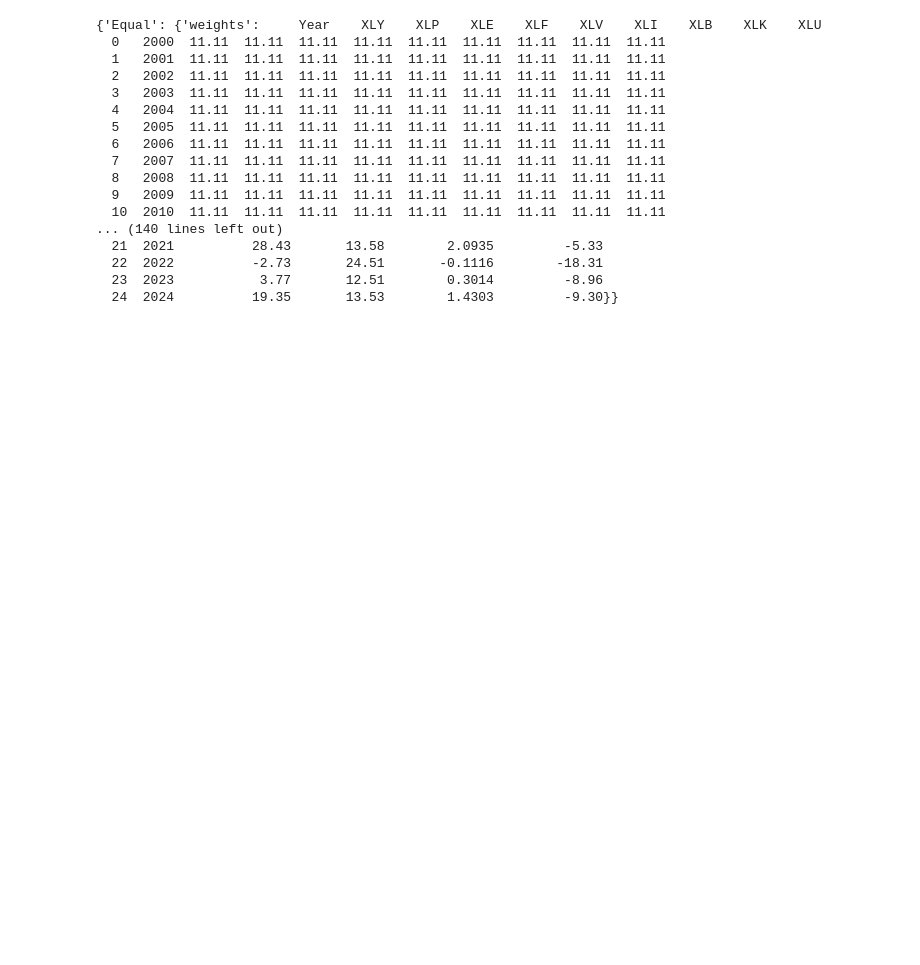
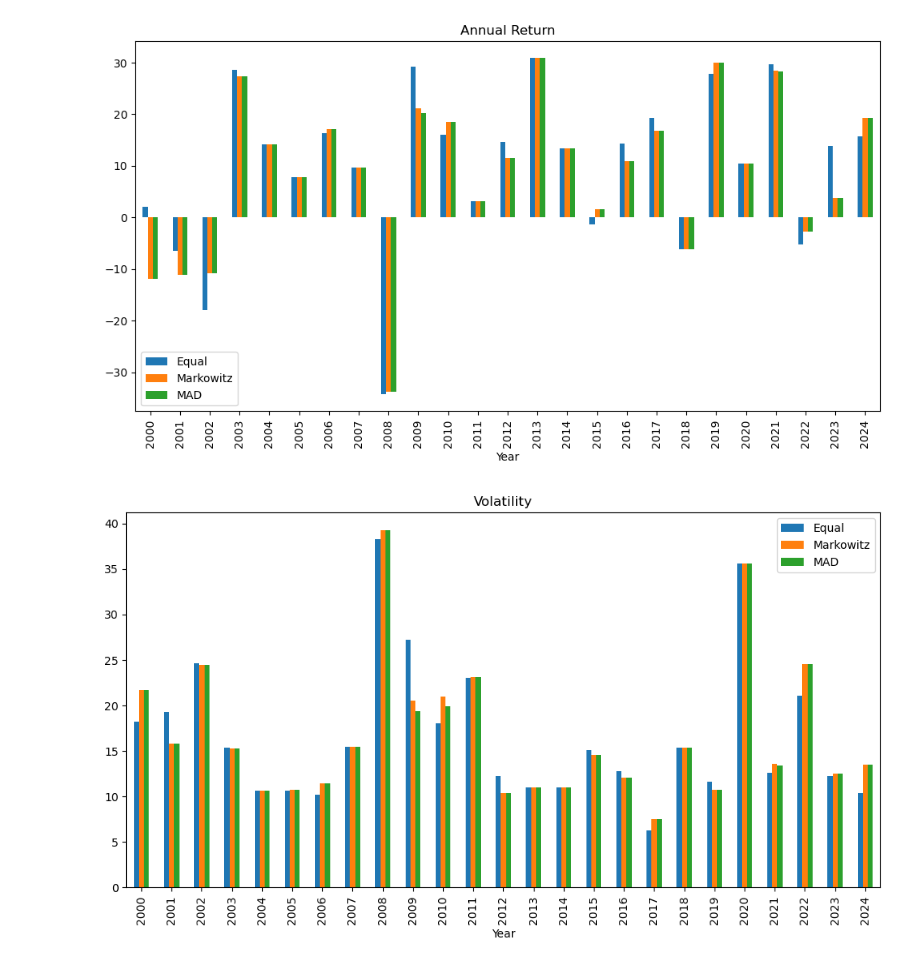
Before and after one commit to SidShah2953/MAD-and-Quantile-Portfolios, a Jupyter notebook: main.ipynb, the cells around one changed output. Saved outputs shown, nothing was run; the diff lists cells and outputs as text; code cells hidden in the pictures; blank space fills up the shorter version.

```diff
--- a/main.ipynb
+++ b/main.ipynb
@@ -3,6 +5,6 @@ import matplotlib.pyplot as plt
 from PortfolioOptimization import get_yearly_report
 # %%
-max_risk = 0.15
+max_risk = 0.30
 # %%
 from Portfolios.EqualWeights import EqWeightPortfolio
 from Portfolios.Markowitz import MarkowitzPortfolio
@@ -20,25 +22,7 @@ for name, portfolio in portfolios.items():
     weights, stats = get_yearly_report(portfolio, max_risk)
     reports[name] = {
         'weights': weights,
-        'statistics': stats
+        'stats': stats
     }
+    stats_used = list(stats.columns)
+    stats_used.remove('Year')
-# %%
-reports
-# %% [output]
-{'Equal': {'weights':     Year    XLY    XLP    XLE    XLF    XLV    XLI    XLB    XLK    XLU
-  0   2000  11.11  11.11  11.11  11.11  11.11  11.11  11.11  11.11  11.11
-  1   2001  11.11  11.11  11.11  11.11  11.11  11.11  11.11  11.11  11.11
-  2   2002  11.11  11.11  11.11  11.11  11.11  11.11  11.11  11.11  11.11
-  3   2003  11.11  11.11  11.11  11.11  11.11  11.11  11.11  11.11  11.11
-  4   2004  11.11  11.11  11.11  11.11  11.11  11.11  11.11  11.11  11.11
-  5   2005  11.11  11.11  11.11  11.11  11.11  11.11  11.11  11.11  11.11
-  6   2006  11.11  11.11  11.11  11.11  11.11  11.11  11.11  11.11  11.11
-  7   2007  11.11  11.11  11.11  11.11  11.11  11.11  11.11  11.11  11.11
-  8   2008  11.11  11.11  11.11  11.11  11.11  11.11  11.11  11.11  11.11
-  9   2009  11.11  11.11  11.11  11.11  11.11  11.11  11.11  11.11  11.11
-  10  2010  11.11  11.11  11.11  11.11  11.11  11.11  11.11  11.11  11.11
-... (140 lines left out)
-  21  2021          28.43       13.58        2.0935         -5.33
-  22  2022          -2.73       24.51       -0.1116        -18.31
-  23  2023           3.77       12.51        0.3014         -8.96
-  24  2024          19.35       13.53        1.4303         -9.30}}
@@ -44,0 +53,39 @@ reports
+# %%
+# Combine Stats files
+stats_collector = None
+for portfolio, report in reports.items():
+    stats = report['stats'].copy()
+    stats.columns = ['Year'] \
+                        + [(portfolio, column)
+                            for column in stats.columns
+                            if column != 'Year']
+    stats = stats.set_index('Year')
+
+    stats.columns = pd.MultiIndex.from_tuples(stats.columns)
+
+    if stats_collector is None:
+        stats_collector = stats
+    else:
+        stats_collector = pd.merge(
+                            stats_collector,
+                            stats,
+                            left_index=True,
+                            right_index=True
+                        )
+
+stats_collector.to_excel('Output/Stats.xlsx')
+# %%
+for stat in stats_used:
+    stats = {}
+
+    for portfolio in portfolios.keys():
+        stats[portfolio] = stats_collector[portfolio][stat]
+    stats = pd.DataFrame(stats)
+    stats.plot.bar(figsize=(12, 6))
+    plt.title(stat)
+    plt.legend()
+    plt.show()
+    plt.close()
+# %% [output]
+[figure, added]
+[figure, added]
```
Also changed, not shown: parts of 4 cells of this notebook, 6 other files.
